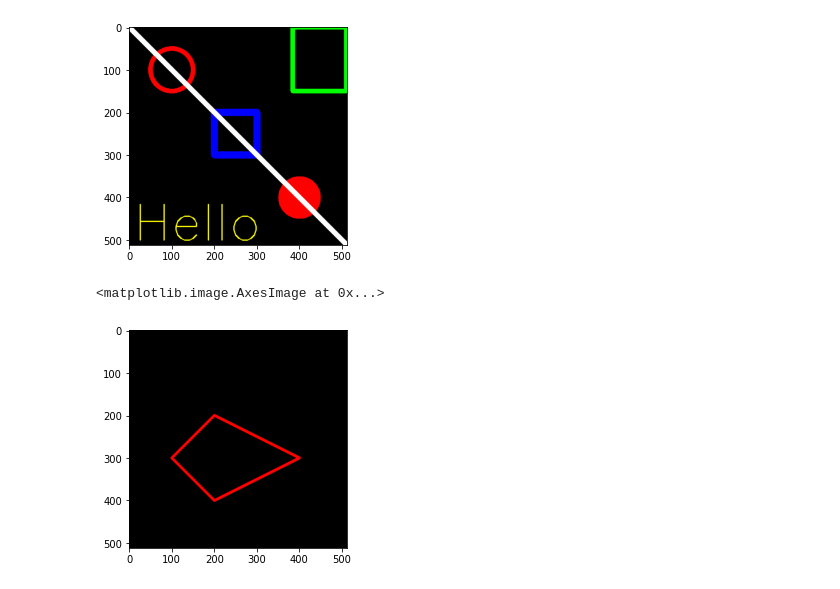
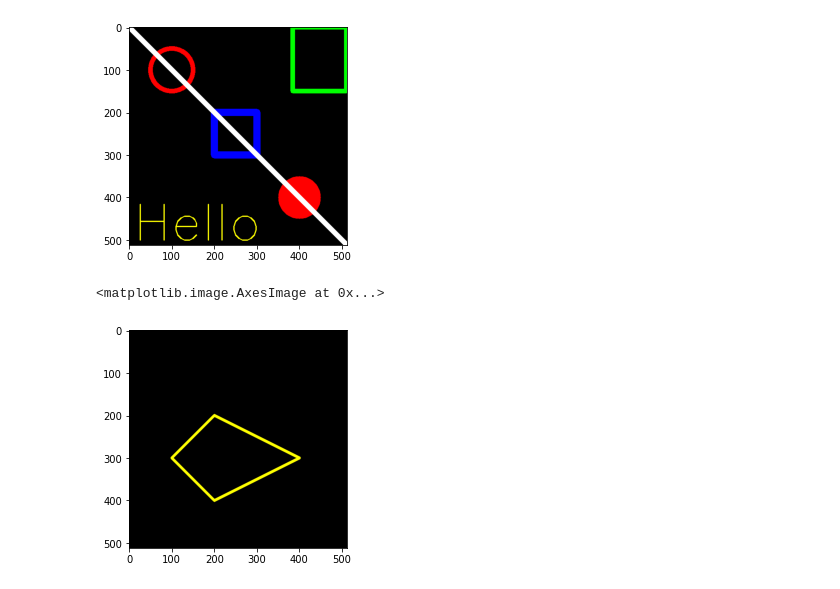
Before and after one commit to un-ro/PCVK_Genap_2021, a Jupyter notebook: Week2.ipynb, the cells around one changed output. Saved outputs shown, nothing was run; the diff lists cells and outputs as text; code cells hidden in the pictures.

```diff
--- a/Week2.ipynb
+++ b/Week2.ipynb
@@ -113,10 +113,10 @@ plt.imshow(background)
 # %%
 # Canvas 2
 bg = np.zeros(shape=(512, 512, 3), dtype=np.int32)
 vertices = np.array([[100, 300], [200, 200], [400, 300], [200, 400]], dtype=np.int32)
 pts = vertices.reshape((-1, 1, 2))
-cv.polylines(bg,[pts], isClosed=True, color=(255, 0, 0), thickness=5)
+cv.polylines(bg,[pts], isClosed=True, color=(255, 255, 0), thickness=5)
 plt.imshow(bg)
 # %% [output]
 <matplotlib.image.AxesImage at 0x...>
-[figure, old version]
+[figure, new version]
```
Also changed, not shown: parts of 2 cells of this notebook.
